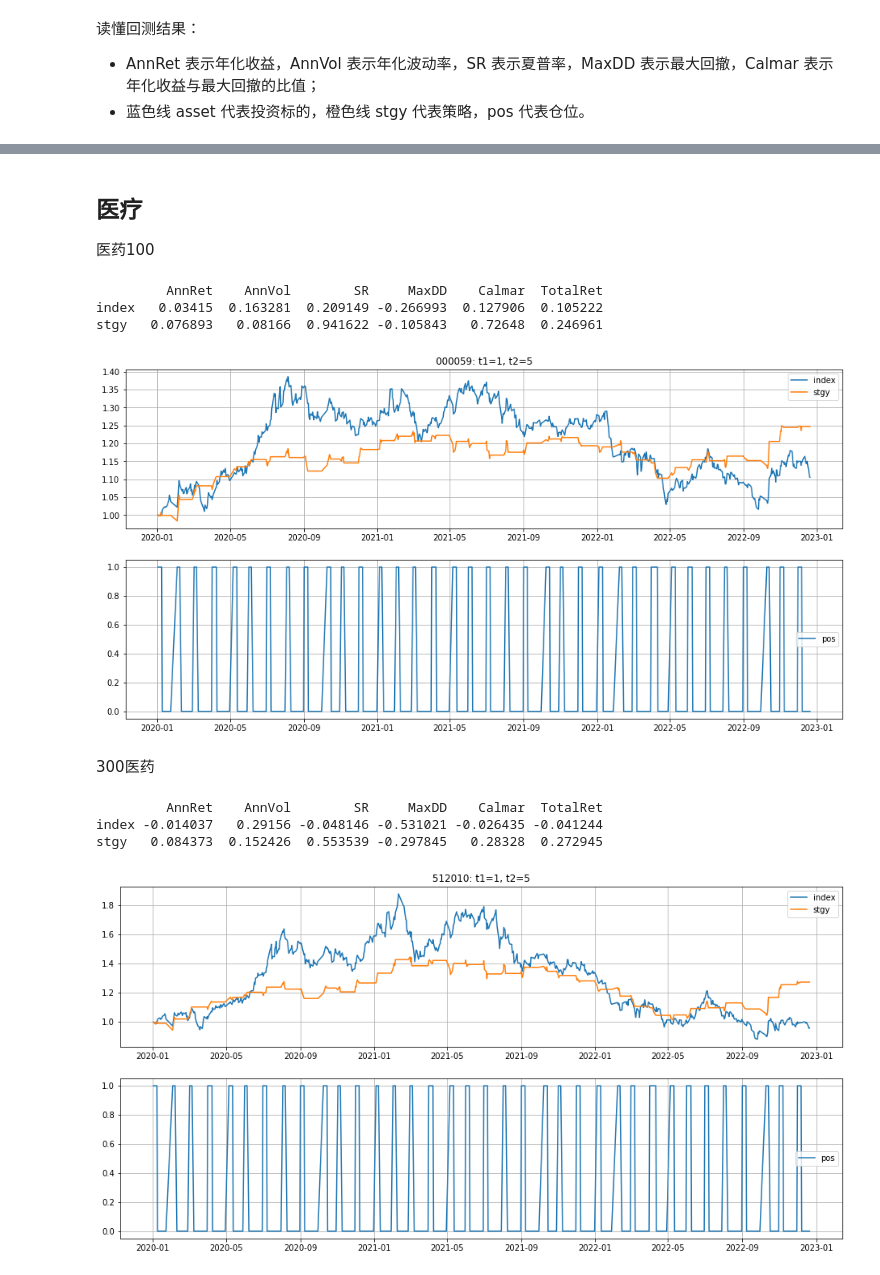
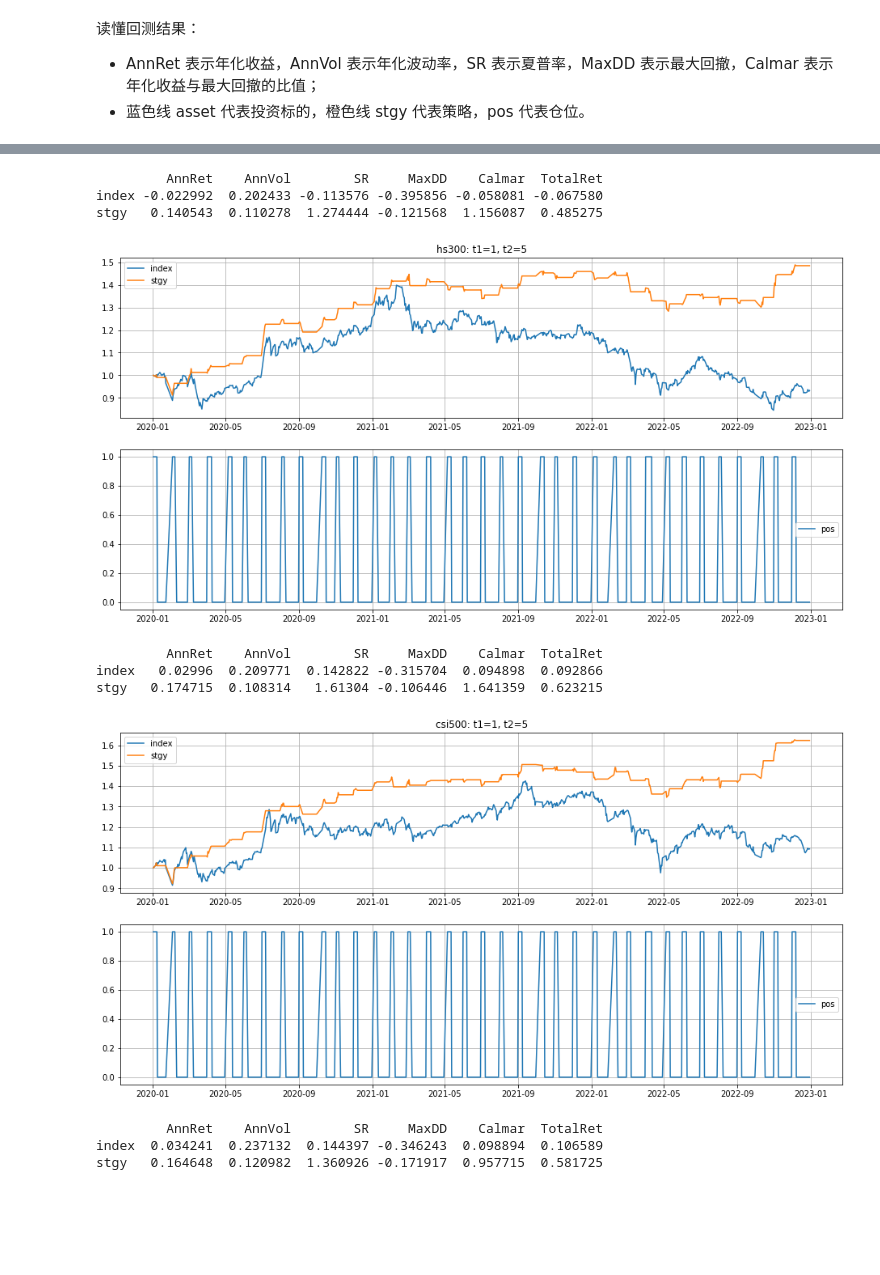
Before and after one commit to hdouhua/pick-up-python, a Jupyter notebook: inv/strategy/calendar-strrategy.ipynb, the cells around one changed output, grey strips where cells are left out. Drawn from its saved outputs; the diff is of its cells as text; code cells hidden in the pictures; blank space fills up the shorter version.

```diff
--- a/inv/strategy/calendar-strrategy.ipynb
+++ b/inv/strategy/calendar-strrategy.ipynb
@@ -362,5 +51,0 @@ stgy   0.224121  0.109187   2.05264 -0.071742  3.123975  0.727204
-# %%
-symbol_id = '399324'
-
-index_data = load_hist_data(symbol_id, col_mappings={'acc_close': symbol_id}, folder='../res/div')
-calendar_strategy(index_data, symbol_id, start_date, end_date, day_range, fee_rate_stock)
@@ -374,5 +51,0 @@ ETF
-# %%
-symbol_id = '159905'
-
-index_data = load_hist_data(symbol_id, col_mappings={'close': symbol_id}, folder='../res/div')
-calendar_strategy(index_data, symbol_id, start_date, end_date, day_range, fee_rate_stock)
@@ -384,26 +52,26 @@ stgy   0.199769  0.129292  1.545101 -0.161496  1.236988  0.719220
-# %% [markdown]
-## 医疗
-
-医药100
-# %%
-symbol_id = '000059'
-
-index_data = load_hist_data(symbol_id, col_mappings={'nav': symbol_id}, folder='../res/medicine')
-calendar_strategy(index_data, symbol_id, start_date, end_date, day_range, fee_rate_stock)
-# %% [output]
-         AnnRet    AnnVol        SR     MaxDD    Calmar  TotalRet
-index   0.03415  0.163281  0.209149 -0.266993  0.127906  0.105222
-stgy   0.076893   0.08166  0.941622 -0.105843   0.72648  0.246961
-[figure, removed]
-# %% [markdown]
-300医药
-# %%
-symbol_id = '512010'
-
-index_data = load_hist_data(symbol_id, col_mappings={'close': symbol_id}, folder='../res/medicine')
-calendar_strategy(index_data, symbol_id, start_date, end_date, day_range, fee_rate_stock)
-# %% [output]
-         AnnRet    AnnVol        SR     MaxDD    Calmar  TotalRet
-index -0.014037   0.29156 -0.048146 -0.531021 -0.026435 -0.041244
-stgy   0.084373  0.152426  0.553539 -0.297845   0.28328  0.272945
-[figure, removed]
+# %%
+# 沪深 300
+data = pd.DataFrame(data=0, index=index_data.index, columns=['hs300'])
+data['hs300'] = index_data['hs300']
+df = run_strategy(data, index_ids[0], start_date, end_date, day_range, fee_rate_stock)
+backtest_result(df, title=f'{index_ids[0]}: t1={day_range[0]}, t2={day_range[1]}')
+
+# 中证 500
+df = run_strategy(index_data, index_ids[1], start_date, end_date, day_range, fee_rate_stock)
+backtest_result(df, title=f'{index_ids[1]}: t1={day_range[0]}, t2={day_range[1]}')
+
+# 中证 1000
+df = run_strategy(index_data, index_ids[2], start_date, end_date, day_range, fee_rate_stock)
+backtest_result(df, title=f'{index_ids[2]}: t1={day_range[0]}, t2={day_range[1]}')
+# %% [output]
+         AnnRet    AnnVol        SR     MaxDD    Calmar  TotalRet
+index -0.022992  0.202433 -0.113576 -0.395856 -0.058081 -0.067580
+stgy   0.140543  0.110278  1.274444 -0.121568  1.156087  0.485275
+[figure, added]
+         AnnRet    AnnVol        SR     MaxDD    Calmar  TotalRet
+index   0.02996  0.209771  0.142822 -0.315704  0.094898  0.092866
+stgy   0.174715  0.108314   1.61304 -0.106446  1.641359  0.623215
+[figure, added]
+         AnnRet    AnnVol        SR     MaxDD    Calmar  TotalRet
+index  0.034241  0.237132  0.144397 -0.346243  0.098894  0.106589
+stgy   0.164648  0.120982  1.360926 -0.171917  0.957715  0.581725
```
Also changed, not shown: parts of 74 cells of this notebook, 10 other files.
